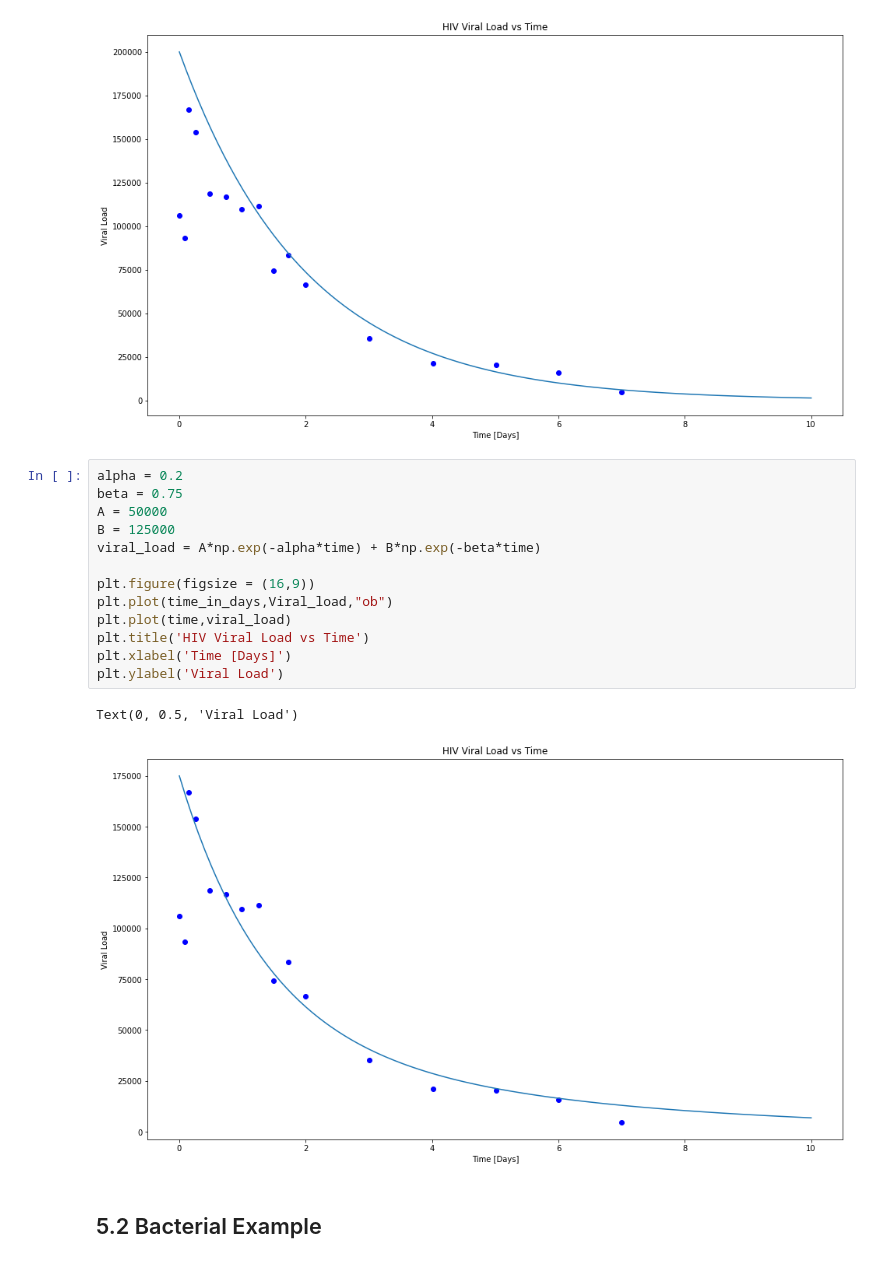
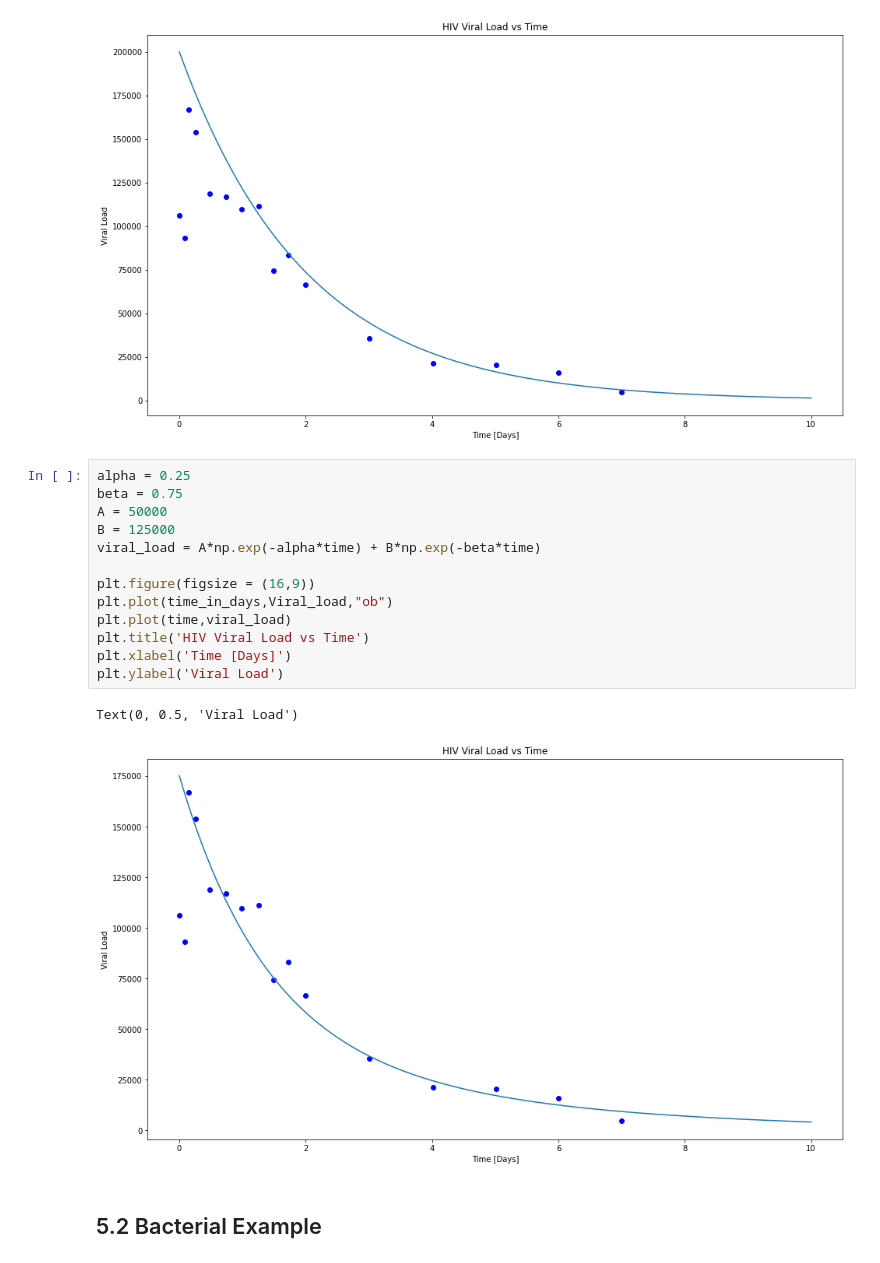
Before and after one commit to mkuchle16/biophysics, a Jupyter notebook: week-02/computer-lab-1.ipynb, the cells around one changed output. Drawn from its saved outputs; the diff is of its cells as text.

```diff
--- a/week-02/computer-lab-1.ipynb
+++ b/week-02/computer-lab-1.ipynb
@@ -139,21 +139,21 @@ plt.ylabel('Viral Load')
 Text(0, 0.5, 'Viral Load')
 [figure]
 # %%
-alpha = 0.2
+alpha = 0.25
 beta = 0.75
 A = 50000
 B = 125000
 viral_load = A*np.exp(-alpha*time) + B*np.exp(-beta*time)
 
 plt.figure(figsize = (16,9))
 plt.plot(time_in_days,Viral_load,"ob")
 plt.plot(time,viral_load)
 plt.title('HIV Viral Load vs Time')
 plt.xlabel('Time [Days]')
 plt.ylabel('Viral Load')
 # %% [output]
 Text(0, 0.5, 'Viral Load')
-[figure, old version]
+[figure, new version]
 # %% [markdown]
 ## 5.2 Bacterial Example
 # %%
```
Also changed, not shown: 2 other files.
